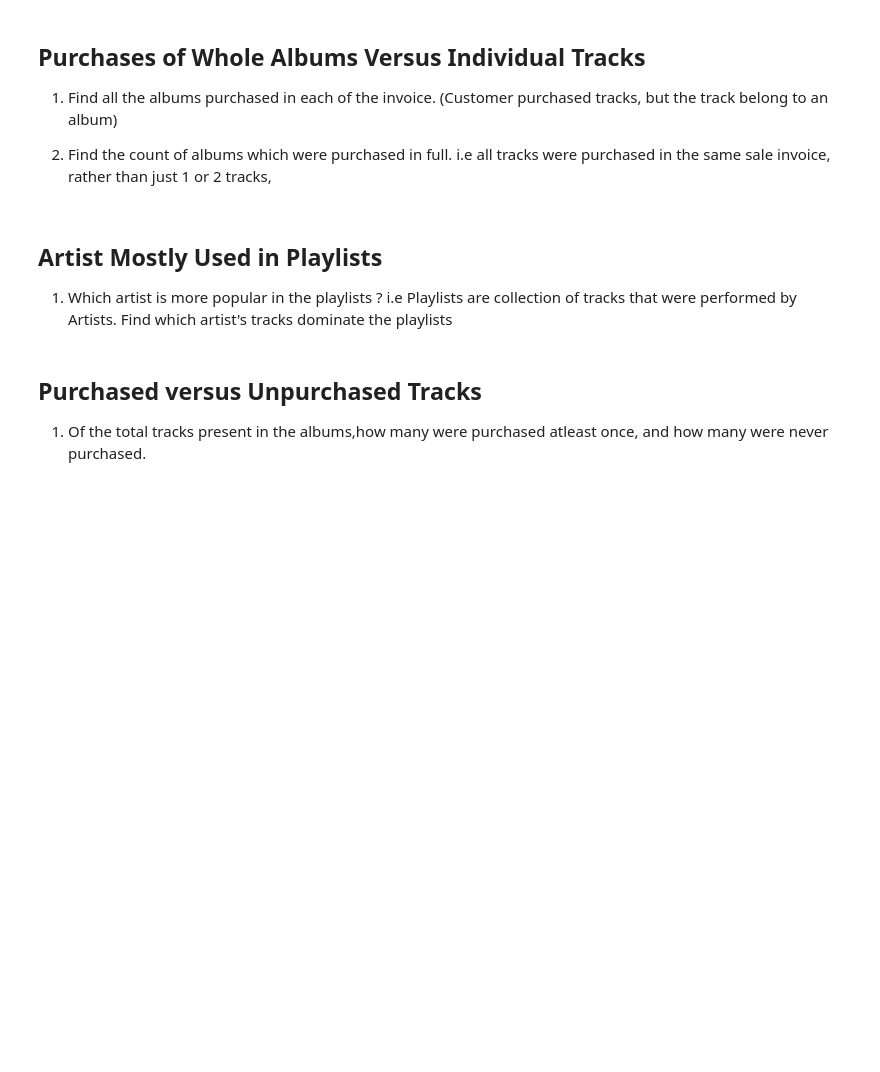
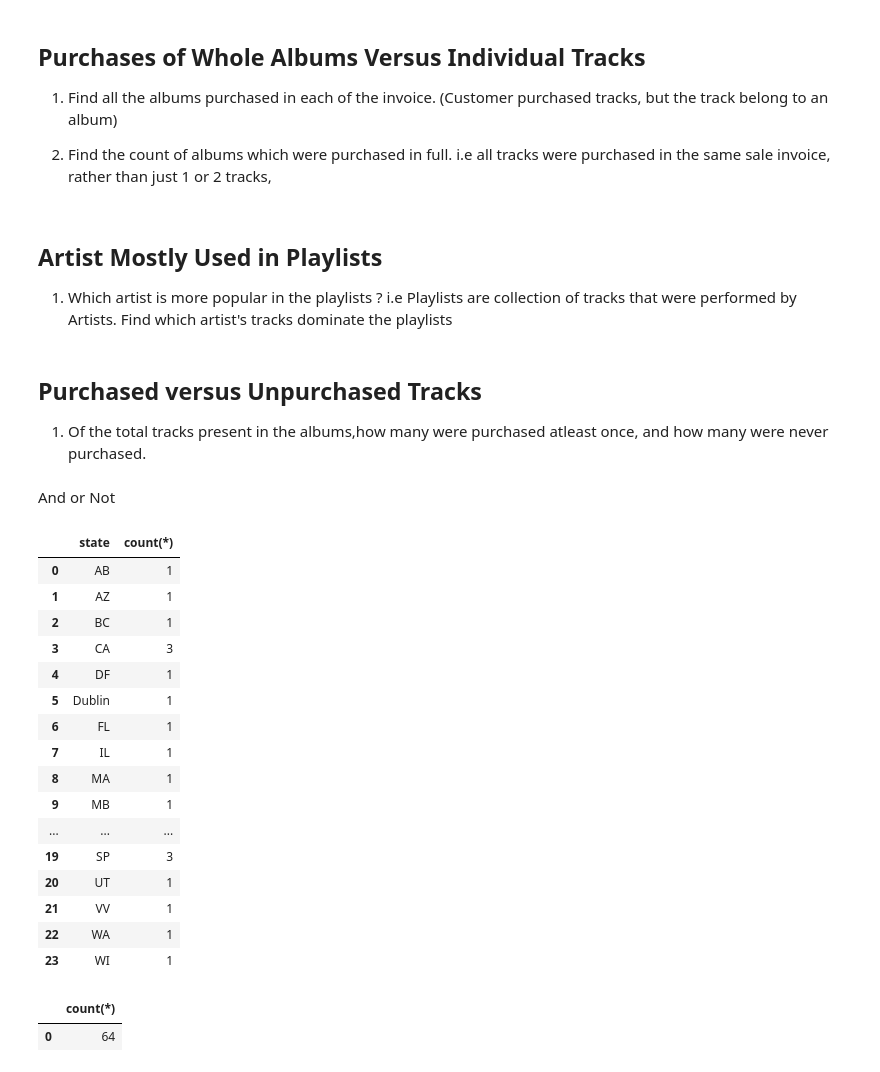
Before and after one commit to bst-depractice/sql-part1, a Jupyter notebook: Questions.ipynb, the cells around one changed output. Cells and saved outputs as stored; diff of their text form; code cells hidden in the pictures; blank space fills up the shorter version.

```diff
--- a/Questions.ipynb
+++ b/Questions.ipynb
@@ -117,3 +117,46 @@ i.e Playlists are collection of tracks that were performed by Artists. Find whic
 1. Of the total tracks present in the albums,how many were purchased atleast once, and how many were never purchased.
 # %%
 #
+# %% [markdown]
+And or Not
+# %%
+q= """
+select state, count(*)
+from (select *
+from customer
+where state = 'CA' OR NOT state = 'TX'
+) t
+group by state """
+
+run_query(q)
+# %% [output]
+|  | state | count(*) |
+| 0 | AB | 1 |
+| 1 | AZ | 1 |
+| 2 | BC | 1 |
+| 3 | CA | 3 |
+| 4 | DF | 1 |
+| 5 | Dublin | 1 |
+| 6 | FL | 1 |
+| 7 | IL | 1 |
+| 8 | MA | 1 |
+| 9 | MB | 1 |
+| ... | ... | ... |
+| 19 | SP | 3 |
+| 20 | UT | 1 |
+| 21 | VV | 1 |
+| 22 | WA | 1 |
+| 23 | WI | 1 |
+# %%
+q= """
+select count(*)
+from employee e left join customer c on c.support_rep_id = e.employee_id
+
+"""
+
+# q= "select * from customer c where c.support_rep_id = 0"
+
+run_query(q)
+# %% [output]
+|  | count(*) |
+| 0 | 64 |
```
